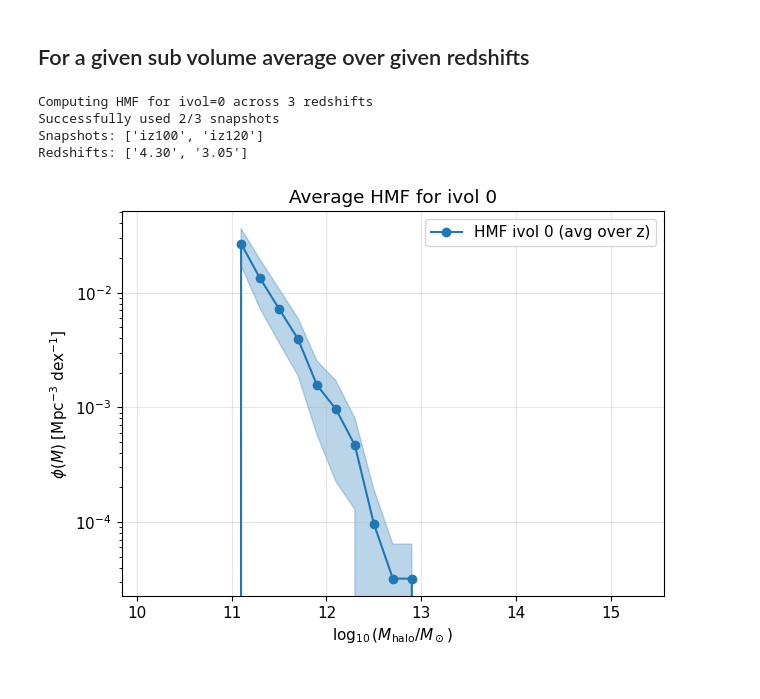
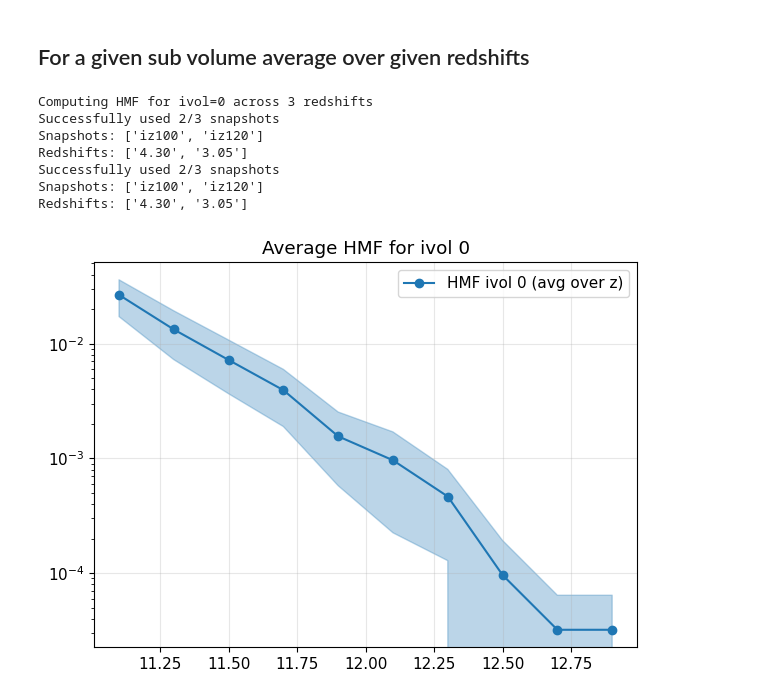
Before and after one commit to OscarHickman/galform_analysis, a Jupyter notebook: examples/mass_functions/hmf.ipynb, the cells around one changed output. Saved outputs shown, nothing was run; the diff lists cells and outputs as text; code cells hidden in the pictures.

```diff
--- a/examples/mass_functions/hmf.ipynb
+++ b/examples/mass_functions/hmf.ipynb
@@ -151,35 +58,16 @@ Volume: V = 1.56e+05 (Mpc/h)^3
 # %% [markdown]
 ## HMFs for different redshifts
 # %%
-# Set lower mass limit for this analysis
 halo_mass_lower_limit = 1e11
 
-example_ivol = 0
-iz_nums = [82, 100, 120]  # subset for faster testing
+example_ivol = 40
+iz_nums = [82, 100, 120]
 
-print(f"Computing HMF for ivol={example_ivol} at {len(iz_nums)} redshifts")
-
-# Collect results for each redshift
-df, results_by_z = hmfs_given_redshifts_and_subvolume(
+fig, ax, df, results_by_z = plot_hmf_multiple_redshifts(
+    base_dir,
     example_ivol,
     iz_nums,
-    base_dir=base_dir,
     halo_mass_lower_limit=halo_mass_lower_limit,
-    )
-
-# Plot each redshift separately on same axes
-fig, ax = plt.subplots(figsize=(8,6))
-colors = plt.cm.viridis(np.linspace(0, 1, len(results_by_z)))
-
-for res, color in zip(results_by_z, colors):
-    label = f"z={res['z']:.2f} ({res['iz']})"
-    ax.plot(res['centers'], res['phi'], 'o-', label=label, color=color, markersize=4)
-
-ax.set_yscale('log')
-ax.set_xlabel(r'$\log_{10}(M_{\rm halo}/M_\odot)$')
-ax.set_ylabel(r'$\phi(M)$ [Mpc$^{-3}$ dex$^{-1}$]')
-ax.set_title(f'Halo Mass Function for ivol {example_ivol} at Different Redshifts')
-ax.legend()
-ax.grid(True, alpha=0.3)
-plt.show()
+    figsize=(8, 6)
+)
 # %% [output]
@@ -197,36 +84,41 @@ iz_nums = [82, 100, 120]  # snapshots that exist in base_dir
 
 print(f"Computing HMF for ivol={example_ivol} across {len(iz_nums)} redshifts")
 
 result = avg_hmf_given_redshifts_and_subvolume(
     example_ivol,
     iz_nums,
     halo_mass_lower_limit=halo_mass_lower_limit,
     )
 
 if result is None:
     print("No valid HMF data. Check that the subvolume exists in these snapshots.")
 else:
     print(f"Successfully used {result['n_used']}/{result['n_requested']} snapshots")
     print(f"Snapshots: {result['iz_list']}")
-    print(f"Redshifts: {[f'{z:.2f}' for z in result['z_list']]}")
+    print(f"Redshifts: {[f'{z:.2f}' for z in result['z_list']]}" )
 
     centers = result['centers']
     phi = result['phi']
     phi_std = result['phi_std']
 
+    # Mask to ensure the line ends at last valid point
+    valid = np.isfinite(phi) & (phi > 0)
     fig, ax = plt.subplots(figsize=(7,5))
     ax.set_yscale('log')
-    ax.plot(centers, phi, 'o-', label=f'HMF ivol {example_ivol} (avg over z)', color='C0')
-    ax.fill_between(centers, phi - phi_std, phi + phi_std, alpha=0.3, color='C0')
-    ax.set_xlabel(r'$\log_{10}(M_{\rm halo}/M_\odot)$')
-    ax.set_ylabel(r'$\phi(M)$ [Mpc$^{-3}$ dex$^{-1}$]')
+    ax.plot(centers[valid], phi[valid], 'o-', label=f'HMF ivol {example_ivol} (avg over z)', color='C0')
+    ax.fill_between(centers[valid], (phi - phi_std)[valid], (phi + phi_std)[valid], alpha=0.3, color='C0')
+    #ax.set_xlabel(r'$\\log_{10}(M_{\\rm halo}/M_\\odot)$')
+    #ax.set_ylabel(r'$\\Phi\ \mathrm{[Mpc^{-3}\ dex^{-1}]}$')
     ax.set_title(f'Average HMF for ivol {example_ivol}')
     ax.legend()
     ax.grid(True, alpha=0.3)
     plt.show()
 # %% [output]
 Computing HMF for ivol=0 across 3 redshifts
 Successfully used 2/3 snapshots
 Snapshots: ['iz100', 'iz120']
 Redshifts: ['4.30', '3.05']
+Successfully used 2/3 snapshots
+Snapshots: ['iz100', 'iz120']
+Redshifts: ['4.30', '3.05']
-[figure, old version]
+[figure, new version]
```
Also changed, not shown: parts of 4 cells of this notebook, 13 other files.
